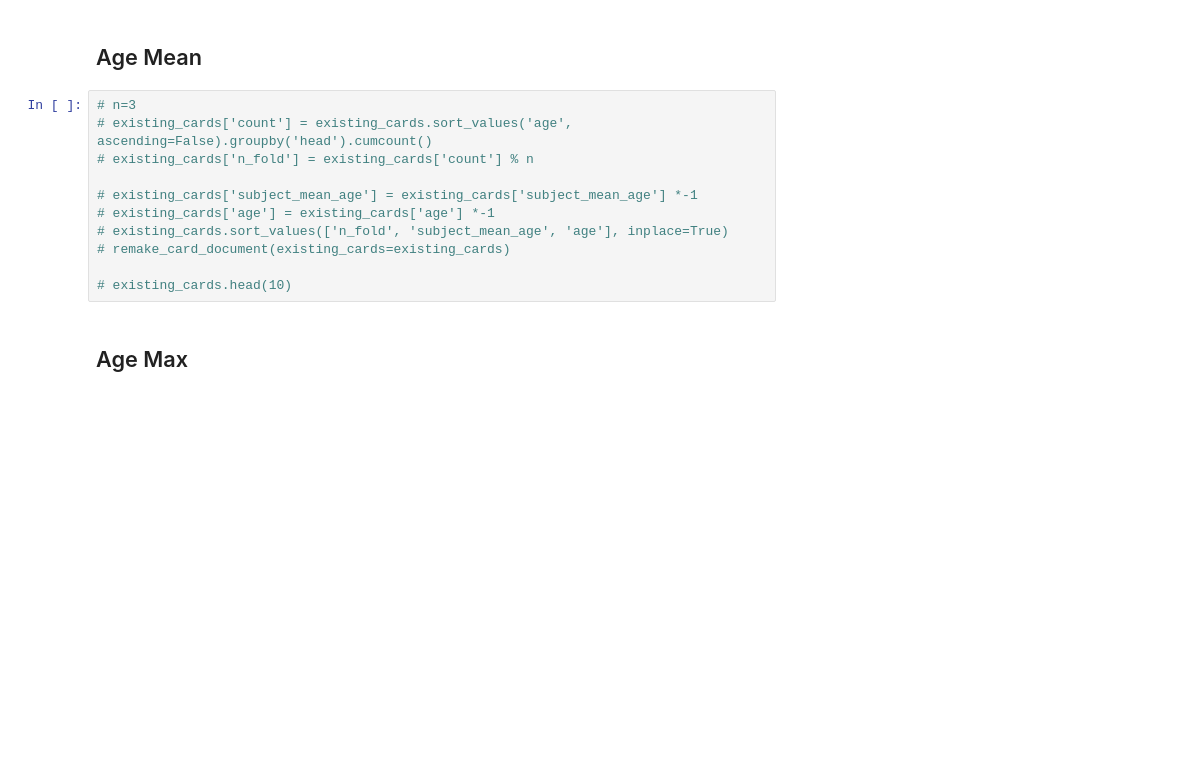
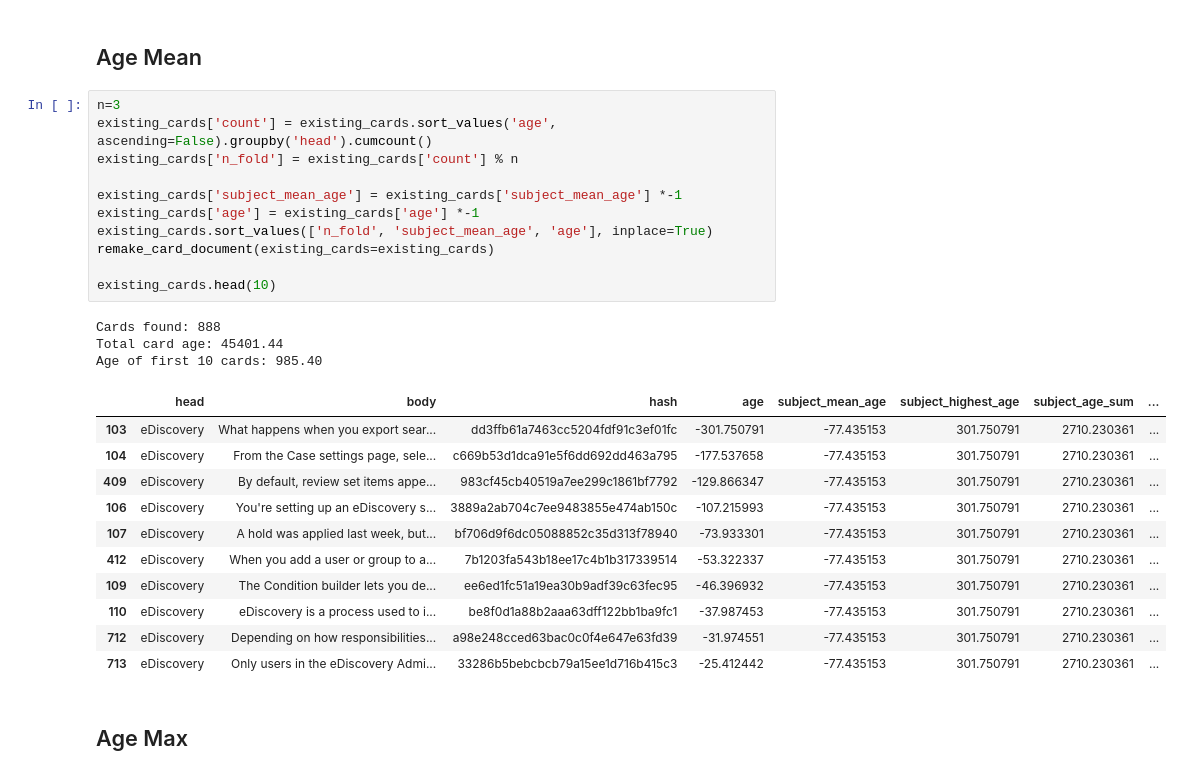
Before and after one commit to JayTY94/Certcards-refresh, a Jupyter notebook: shuffle.ipynb, the cells around one changed output. Saved outputs shown, nothing was run; the diff lists cells and outputs as text; blank space fills up the shorter version.

```diff
--- a/shuffle.ipynb
+++ b/shuffle.ipynb
@@ -249,16 +235,31 @@ Age of first 10 cards: 207.26
 # %% [markdown]
 ## Age Mean
 # %%
-# n=3
-# existing_cards['count'] = existing_cards.sort_values('age', ascending=False).groupby('head').cumcount()
-# existing_cards['n_fold'] = existing_cards['count'] % n
+n=3
+existing_cards['count'] = existing_cards.sort_values('age', ascending=False).groupby('head').cumcount()
+existing_cards['n_fold'] = existing_cards['count'] % n
 
-# existing_cards['subject_mean_age'] = existing_cards['subject_mean_age'] *-1
-# existing_cards['age'] = existing_cards['age'] *-1
-# existing_cards.sort_values(['n_fold', 'subject_mean_age', 'age'], inplace=True)
-# remake_card_document(existing_cards=existing_cards)
+existing_cards['subject_mean_age'] = existing_cards['subject_mean_age'] *-1
+existing_cards['age'] = existing_cards['age'] *-1
+existing_cards.sort_values(['n_fold', 'subject_mean_age', 'age'], inplace=True)
+remake_card_document(existing_cards=existing_cards)
 
-# existing_cards.head(10)
+existing_cards.head(10)
+# %% [output]
+Cards found: 888
+Total card age: 45401.44
+Age of first 10 cards: 985.40
+|  | head | body | hash | age | subject_mean_age | subject_highest_age | subject_age_sum | ... |
+| 103 | eDiscovery | What happens when you export sear... | dd3ffb61a7463cc5204fdf91c3ef01fc | -301.750791 | -77.435153 | 301.750791 | 2710.230361 | ... |
+| 104 | eDiscovery | From the Case settings page, sele... | c669b53d1dca91e5f6dd692dd463a795 | -177.537658 | -77.435153 | 301.750791 | 2710.230361 | ... |
+| 409 | eDiscovery | By default, review set items appe... | 983cf45cb40519a7ee299c1861bf7792 | -129.866347 | -77.435153 | 301.750791 | 2710.230361 | ... |
+| 106 | eDiscovery | You're setting up an eDiscovery s... | 3889a2ab704c7ee9483855e474ab150c | -107.215993 | -77.435153 | 301.750791 | 2710.230361 | ... |
+| 107 | eDiscovery | A hold was applied last week, but... | bf706d9f6dc05088852c35d313f78940 | -73.933301 | -77.435153 | 301.750791 | 2710.230361 | ... |
+| 412 | eDiscovery | When you add a user or group to a... | 7b1203fa543b18ee17c4b1b317339514 | -53.322337 | -77.435153 | 301.750791 | 2710.230361 | ... |
+| 109 | eDiscovery | The Condition builder lets you de... | ee6ed1fc51a19ea30b9adf39c63fec95 | -46.396932 | -77.435153 | 301.750791 | 2710.230361 | ... |
+| 110 | eDiscovery | eDiscovery is a process used to i... | be8f0d1a88b2aaa63dff122bb1ba9fc1 | -37.987453 | -77.435153 | 301.750791 | 2710.230361 | ... |
+| 712 | eDiscovery | Depending on how responsibilities... | a98e248cced63bac0c0f4e647e63fd39 | -31.974551 | -77.435153 | 301.750791 | 2710.230361 | ... |
+| 713 | eDiscovery | Only users in the eDiscovery Admi... | 33286b5bebcbcb79a15ee1d716b415c3 | -25.412442 | -77.435153 | 301.750791 | 2710.230361 | ... |
 # %% [markdown]
 ## Age Max
 # %%
```
Also changed, not shown: parts of 7 cells of this notebook, 2 other files.
